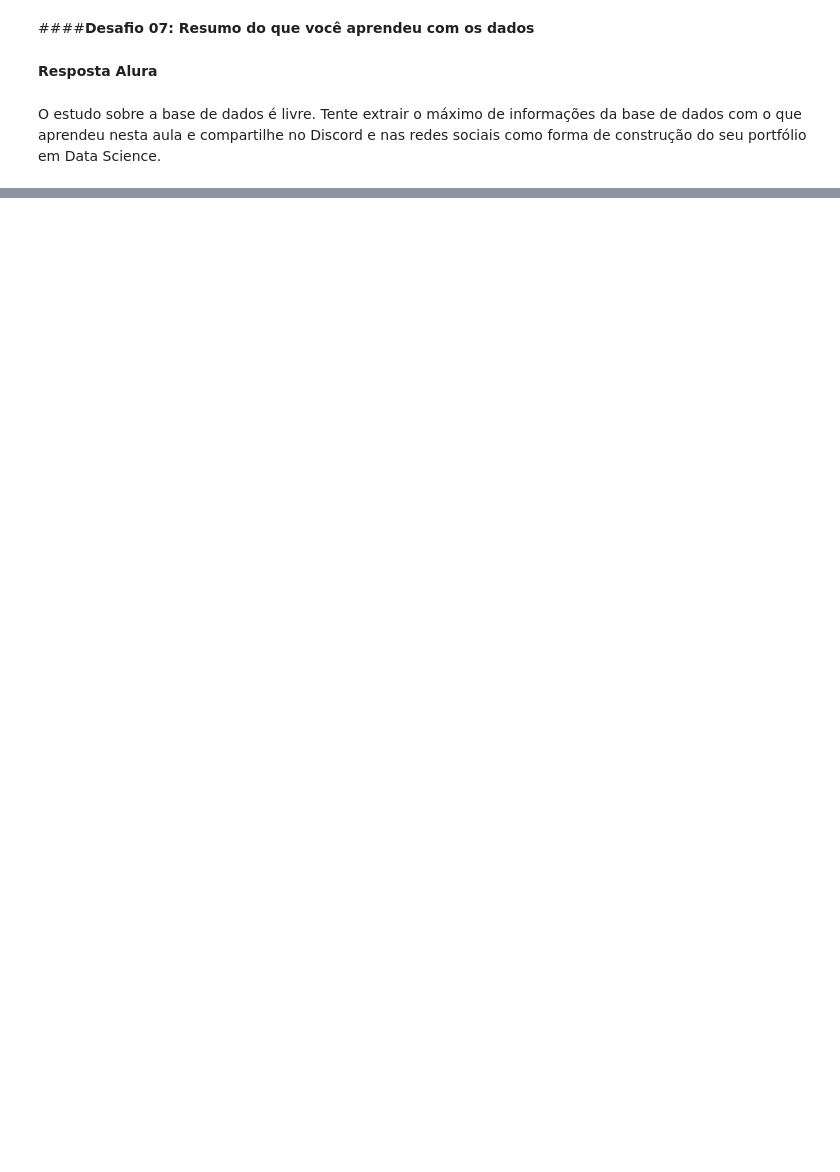
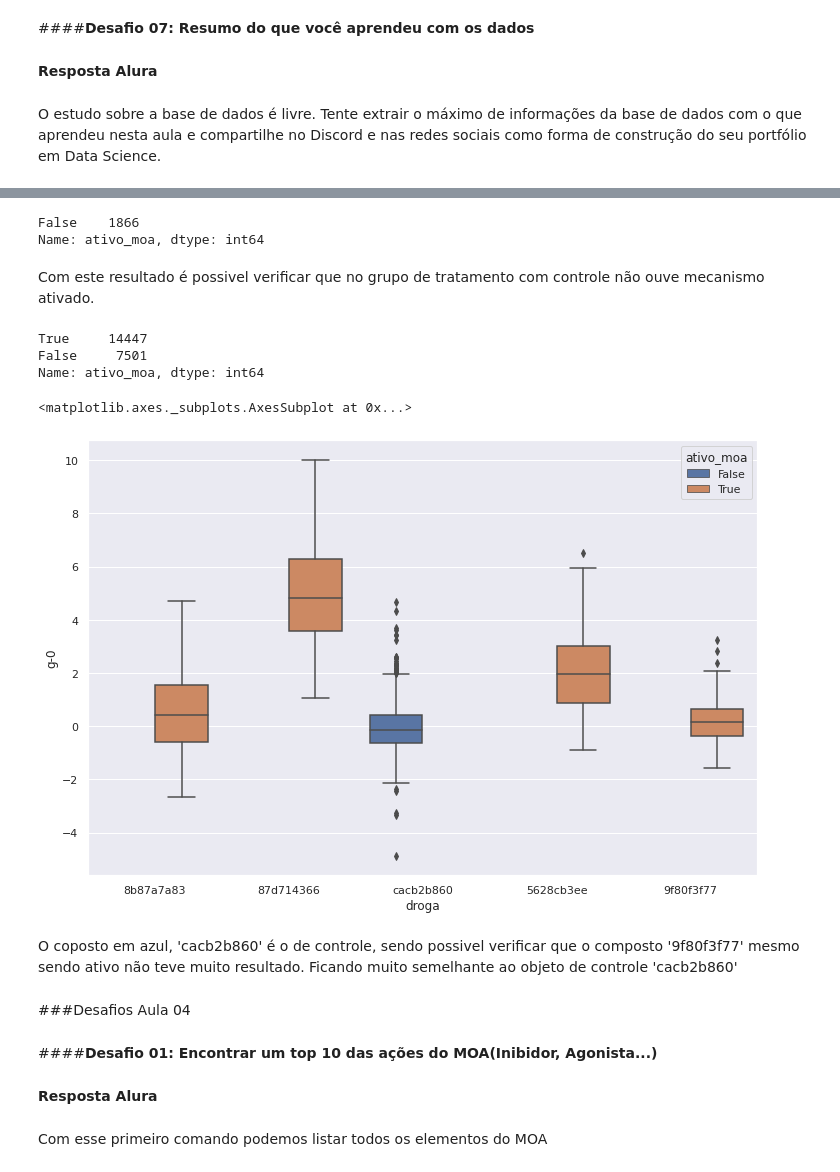
Before and after one commit to weltonrosa/Curso_Alura_ImersaoDados, a Jupyter notebook: Imersão_Dados.ipynb, the cells around one changed output, grey strips where cells are left out. Cells and saved outputs as stored; diff of their text form; code cells hidden in the pictures; blank space fills up the shorter version.

```diff
--- a/Imersão_Dados.ipynb
+++ b/Imersão_Dados.ipynb
@@ -1584,0 +1660,7 @@ O estudo sobre a base de dados é livre. Tente extrair o máximo de informaçõe
+# %%
+#Iniciando a biblioteca pandas e carregando os arquivos de dados.
+import pandas as pd
+url_dados = 'https://github.com/alura-cursos/imersaodados3/blob/main/dados/dados_experimentos.zip?raw=true'
+url_resultados = 'https://github.com/alura-cursos/imersaodados3/blob/main/dados/dados_resultados.csv?raw=true'
+dados = pd.read_csv(url_dados, compression = 'zip')
+dados_resultados = pd.read_csv(url_resultados)
@@ -1584,0 +1755,7 @@ O estudo sobre a base de dados é livre. Tente extrair o máximo de informaçõe
+# %%
+#1º nova coluna 'n_moa'(numero de moas ativos) que é a soma dos mecanimos de ações ativos por experimentos
+dados_resultados['n_moa'] = dados_resultados.drop('id', axis=1).sum(axis=1)
+# %%
+#2º nova coluna se foi ativo ou não ativo a algum mecanismo de ação.
+dados_resultados['ativo_moa'] = (dados_resultados['n_moa'] != 0)
+dados_resultados.head()
@@ -1584,0 +1772,3 @@ O estudo sobre a base de dados é livre. Tente extrair o máximo de informaçõe
+# %%
+dados_combinados = pd.merge(dados, dados_resultados[['id','n_moa', 'ativo_moa']], on='id')
+dados_combinados.head()
@@ -1584,0 +1783,35 @@ O estudo sobre a base de dados é livre. Tente extrair o máximo de informaçõe
+# %%
+#Verificando se algum tratamento do grupo com controle teve mecanismo ativo. Lembrando que o correto é não ter.
+dados_combinados.query('tratamento == "com_controle"')['ativo_moa'].value_counts()
+# %% [output]
+False    1866
+Name: ativo_moa, dtype: int64
+# %% [markdown]
+Com este resultado é possivel verificar que no grupo de tratamento com controle não ouve mecanismo ativado.
+# %%
+#Verificando se alguma substância não ativou o mecanismo
+dados_combinados.query('tratamento == "com_droga"')['ativo_moa'].value_counts()
+# %% [output]
+True     14447
+False     7501
+Name: ativo_moa, dtype: int64
+# %%
+#Verificando a distribuição de algumas drogas(compostos)  que foram ativo e que não foram ativos
+#sns.boxplot(data = dados_combinados, y= 'g-0', x='droga')
+#Para que os cálculos não demorem muito, iremos fazer apenas dos 5 primeiros compostos mais ativos.
+composto_principal = dados['droga'].value_counts().index[:5]
+plt.figure(figsize = (12,8))
+sns.boxplot(data = dados_combinados.query('droga in @composto_principal'), y= 'g-0', x='droga', hue='ativo_moa')
+# %% [output]
+<matplotlib.axes._subplots.AxesSubplot at 0x...>
+[figure, added]
+# %% [markdown]
+O coposto em azul, 'cacb2b860' é o de controle, sendo possivel verificar que o composto '9f80f3f77' mesmo sendo ativo não teve muito resultado. Ficando muito semelhante ao objeto de controle 'cacb2b860'
+# %% [markdown]
+###Desafios Aula 04
+# %% [markdown]
+####**Desafio 01: Encontrar um top 10 das ações do MOA(Inibidor, Agonista...)**
+# %% [markdown]
+**Resposta Alura**
+# %% [markdown]
+Com esse primeiro comando podemos listar todos os elementos do MOA
```
Also changed, not shown: parts of 158 cells of this notebook.
